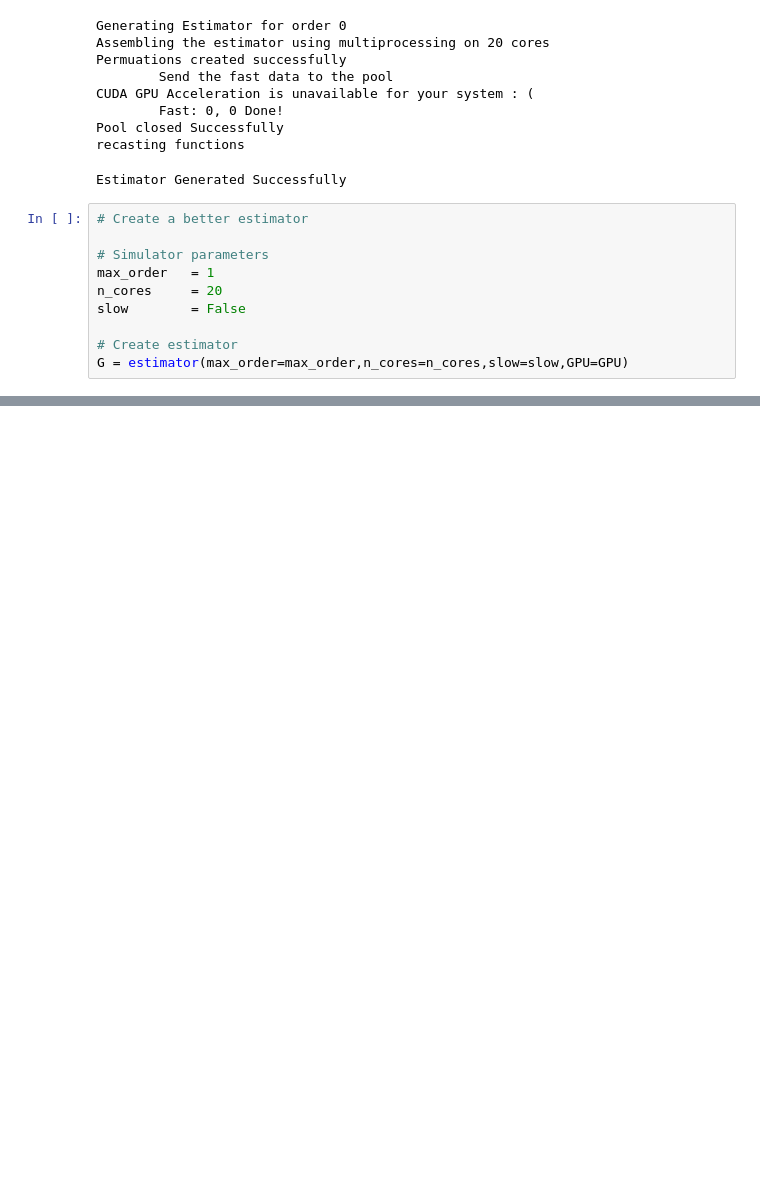
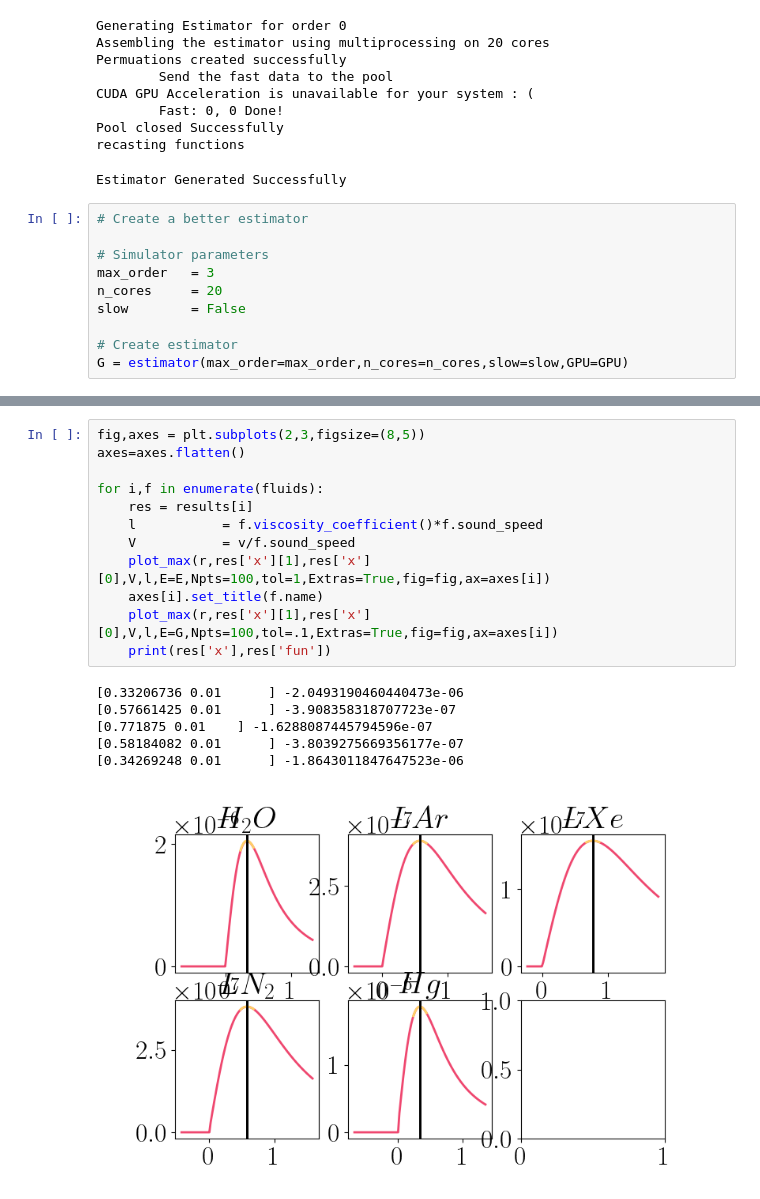
Before and after one commit to nyuad-astroparticle/LXe-Phonon, a Jupyter notebook: Simulation/0.MIP_Signal/Table_fast.ipynb, the cells around one changed output, grey strips where cells are left out. Drawn from its saved outputs; the diff is of its cells as text; blank space fills up the shorter version.

```diff
--- a/Simulation/0.MIP_Signal/Table_fast.ipynb
+++ b/Simulation/0.MIP_Signal/Table_fast.ipynb
@@ -70,7 +77,7 @@ Estimator Generated Successfully
 # Create a better estimator
 
 # Simulator parameters
-max_order   = 1
+max_order   = 3
 n_cores     = 20
 slow        = False
 
@@ -289,0 +302,19 @@ ax.set_xlim(0,M_max)
+# %%
+fig,axes = plt.subplots(2,3,figsize=(8,5))
+axes=axes.flatten()
+
+for i,f in enumerate(fluids):
+    res = results[i]
+    l           = f.viscosity_coefficient()*f.sound_speed
+    V           = v/f.sound_speed
+    plot_max(r,res['x'][1],res['x'][0],V,l,E=E,Npts=100,tol=1,Extras=True,fig=fig,ax=axes[i])
+    axes[i].set_title(f.name)
+    plot_max(r,res['x'][1],res['x'][0],V,l,E=G,Npts=100,tol=.1,Extras=True,fig=fig,ax=axes[i])
+    print(res['x'],res['fun'])
+# %% [output]
+[0.33206736 0.01      ] -2.0493190460440473e-06
+[0.57661425 0.01      ] -3.908358318707723e-07
+[0.771875 0.01    ] -1.6288087445794596e-07
+[0.58184082 0.01      ] -3.8039275669356177e-07
+[0.34269248 0.01      ] -1.8643011847647523e-06
+[figure, added]
```
Also changed, not shown: parts of 11 cells of this notebook, 7 other files.
